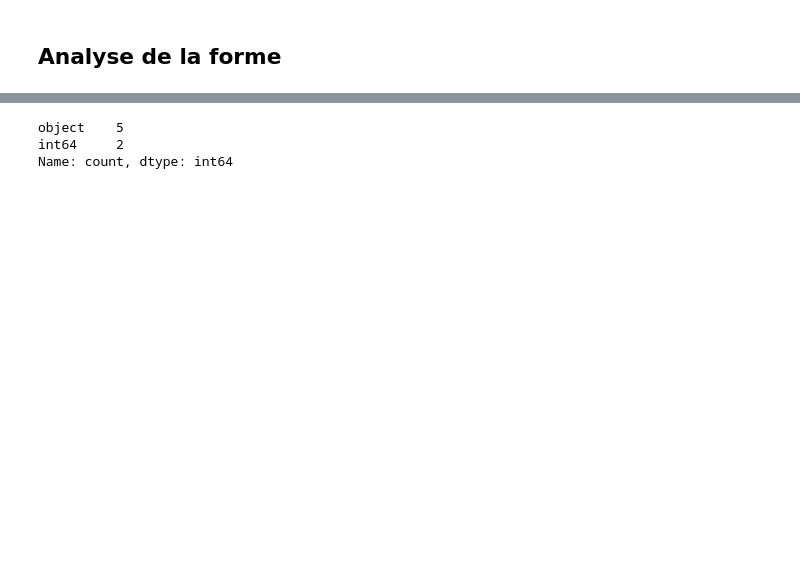
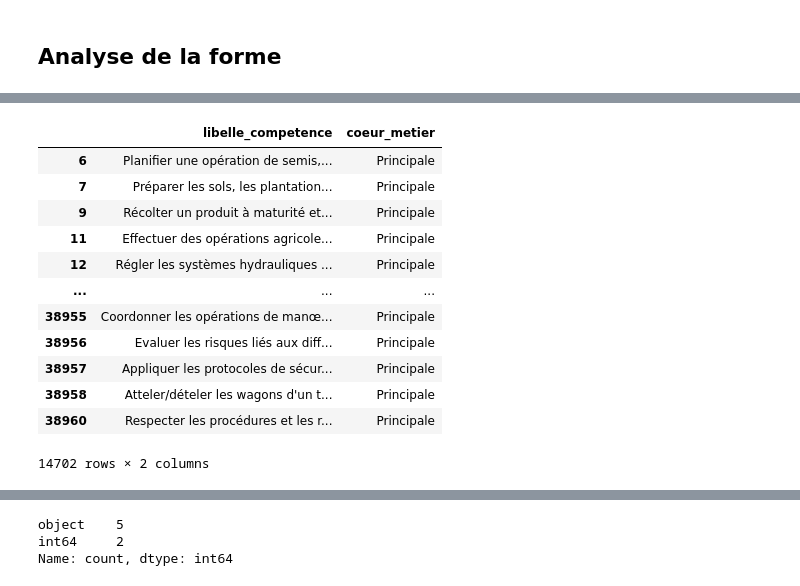
Before and after one commit to salphonse/Radar-Metier, a Jupyter notebook: script/ML/ML - EDA.ipynb, the cells around one changed output, grey strips where cells are left out. Saved outputs shown, nothing was run; the diff lists cells and outputs as text; code cells hidden in the pictures; blank space fills up the shorter version.

```diff
--- a/script/ML/ML - EDA.ipynb
+++ b/script/ML/ML - EDA.ipynb
@@ -292,0 +288,18 @@ dtype: object
+# %%
+# Visualiser les compétences principale:
+df_principale = df[df['coeur_metier'] == "Principale"].groupby('libelle_competence')[['libelle_competence', 'coeur_metier']]
+df_principale.head(30)
+# %% [output]
+|  | libelle_competence | coeur_metier |
+| 6 | Planifier une opération de semis,... | Principale |
+| 7 | Préparer les sols, les plantation... | Principale |
+| 9 | Récolter un produit à maturité et... | Principale |
+| 11 | Effectuer des opérations agricole... | Principale |
+| 12 | Régler les systèmes hydrauliques ... | Principale |
+| ... | ... | ... |
+| 38955 | Coordonner les opérations de manœ... | Principale |
+| 38956 | Evaluer les risques liés aux diff... | Principale |
+| 38957 | Appliquer les protocoles de sécur... | Principale |
+| 38958 | Atteler/dételer les wagons d'un t... | Principale |
+| 38960 | Respecter les procédures et les r... | Principale |
+14702 rows × 2 columns
```
Also changed, not shown: parts of 34 cells of this notebook, 1 other file.
